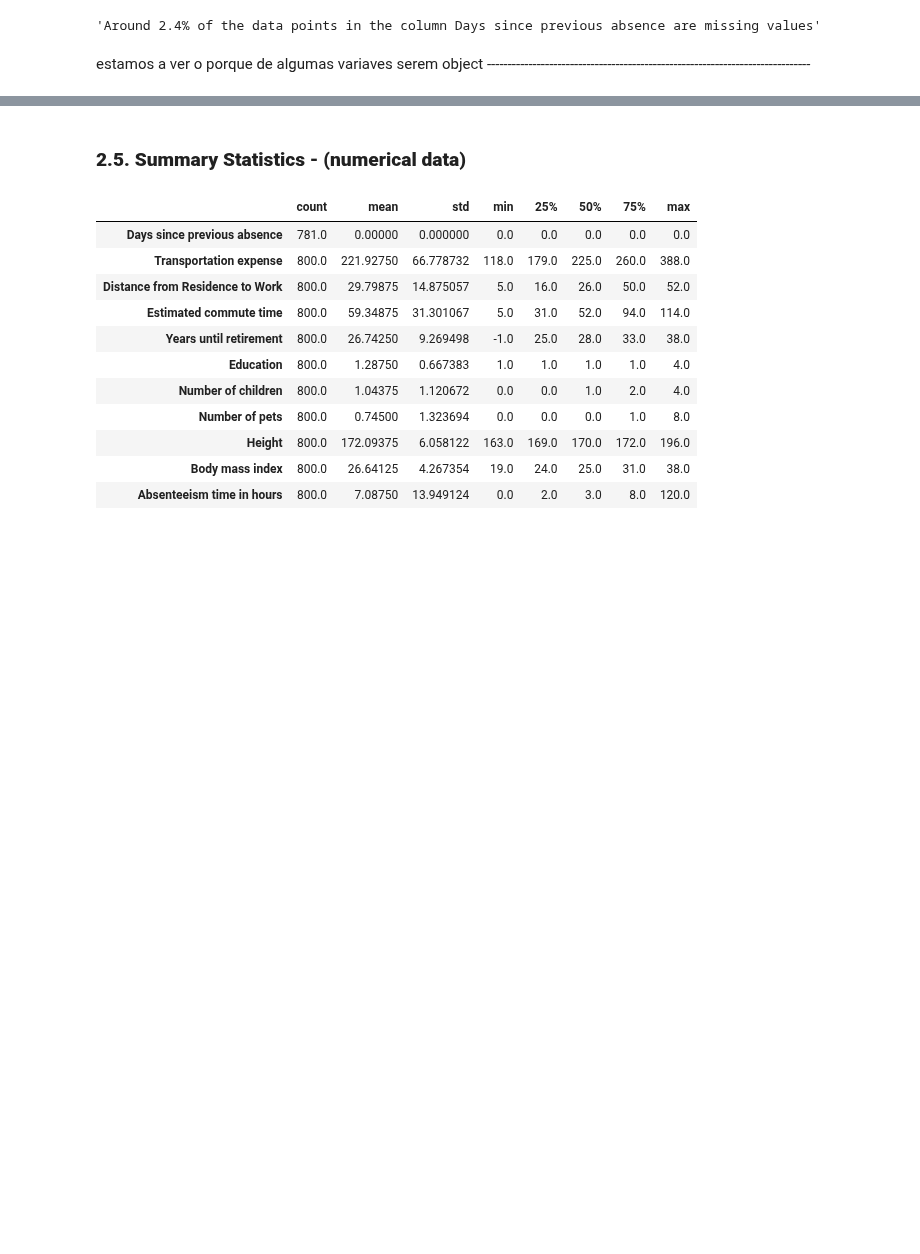
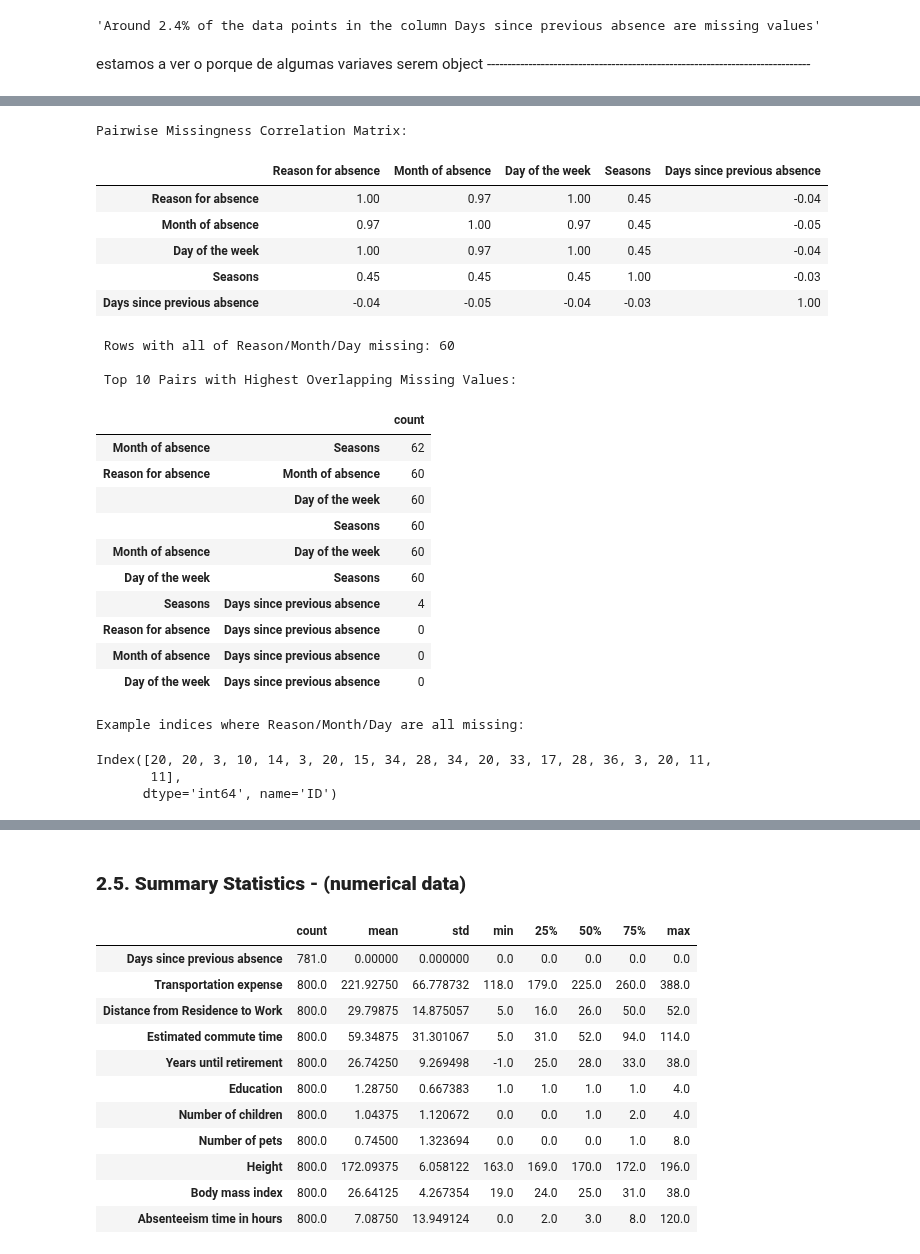
Before and after one commit to Pinky-Tie/reasons_for_absenteeism, a Jupyter notebook: eda/ma_inicial.ipynb, the cells around one changed output, grey strips where cells are left out. Cells and saved outputs as stored; diff of their text form; code cells hidden in the pictures; blank space fills up the shorter version.

Commit message:
Added the missing values analysis in the notebook adn utils

```diff
--- a/eda/ma_inicial.ipynb
+++ b/eda/ma_inicial.ipynb
@@ -138,0 +176,29 @@ estamos a ver o porque de algumas variaves serem object ------------------------
+# %%
+cols_absence = ['Reason for absence', 'Month of absence', 'Day of the week', 'Seasons', 'Days since previous absence']
+missing_summary = analyze_missingness_patterns(abs, cols_absence)
+# %% [output]
+Pairwise Missingness Correlation Matrix:
+|  | Reason for absence | Month of absence | Day of the week | Seasons | Days since previous absence |
+| Reason for absence | 1.00 | 0.97 | 1.00 | 0.45 | -0.04 |
+| Month of absence | 0.97 | 1.00 | 0.97 | 0.45 | -0.05 |
+| Day of the week | 1.00 | 0.97 | 1.00 | 0.45 | -0.04 |
+| Seasons | 0.45 | 0.45 | 0.45 | 1.00 | -0.03 |
+| Days since previous absence | -0.04 | -0.05 | -0.04 | -0.03 | 1.00 |
+ Rows with all of Reason/Month/Day missing: 60
+
+ Top 10 Pairs with Highest Overlapping Missing Values:
+|  |  | count |
+| Month of absence | Seasons | 62 |
+| Reason for absence | Month of absence | 60 |
+|  | Day of the week | 60 |
+|  | Seasons | 60 |
+| Month of absence | Day of the week | 60 |
+| Day of the week | Seasons | 60 |
+| Seasons | Days since previous absence | 4 |
+| Reason for absence | Days since previous absence | 0 |
+| Month of absence | Days since previous absence | 0 |
+| Day of the week | Days since previous absence | 0 |
+Example indices where Reason/Month/Day are all missing:
+Index([20, 20, 3, 10, 14, 3, 20, 15, 34, 28, 34, 20, 33, 17, 28, 36, 3, 20, 11,
+       11],
+      dtype='int64', name='ID')
```
Also changed, not shown: parts of 21 cells of this notebook, 1 other file.
